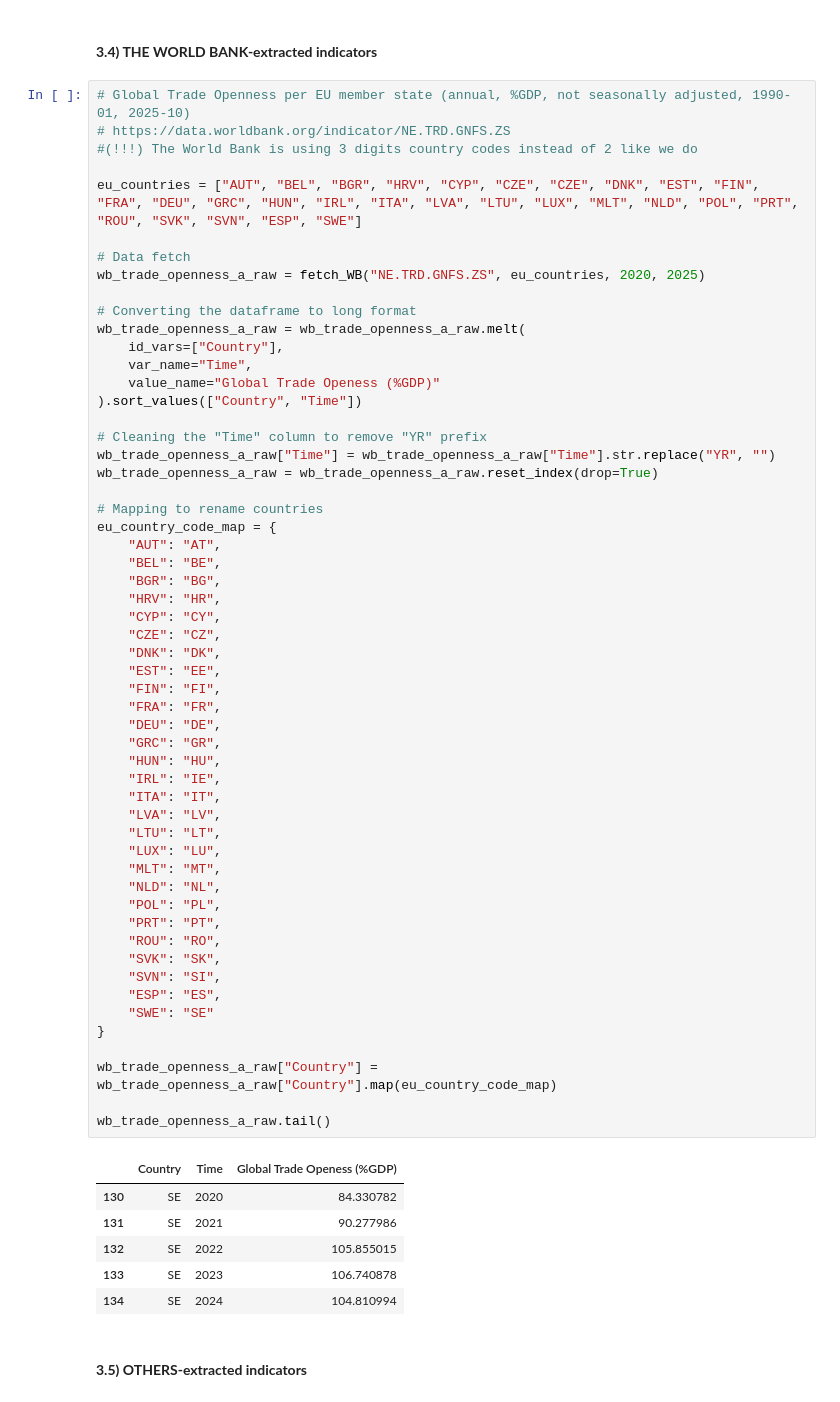
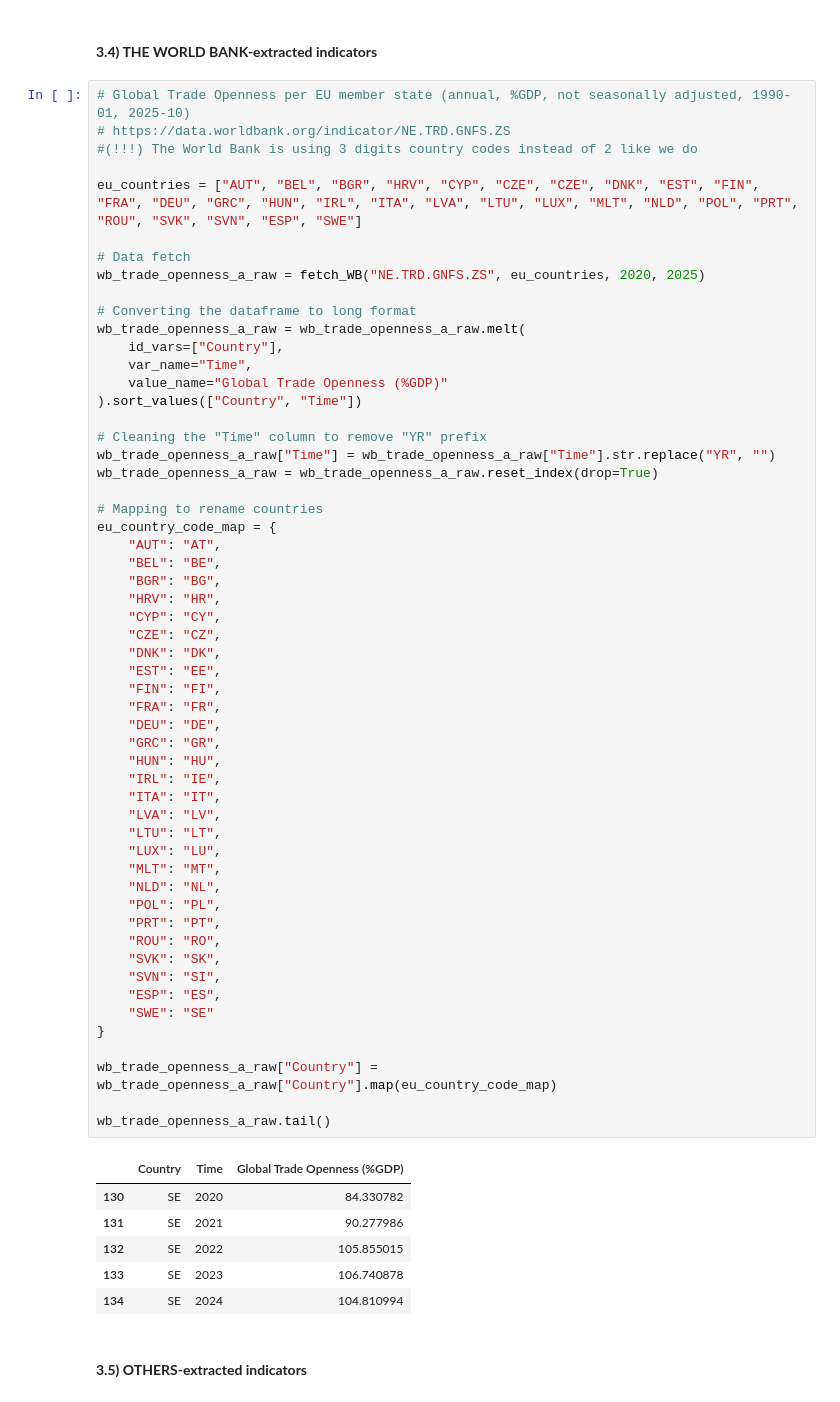
Before and after one commit to EliaLand/PSTR_Financial_Econometrics, a Jupyter notebook: data_fetcher/main.ipynb, the cells around one changed output. Drawn from its saved outputs; the diff is of its cells as text.

```diff
--- a/data_fetcher/main.ipynb
+++ b/data_fetcher/main.ipynb
@@ -545,7 +545,7 @@ wb_trade_openness_a_raw = fetch_WB("NE.TRD.GNFS.ZS", eu_countries, 2020, 2025)
 wb_trade_openness_a_raw = wb_trade_openness_a_raw.melt(
     id_vars=["Country"],
     var_name="Time",
-    value_name="Global Trade Openess (%GDP)"
+    value_name="Global Trade Openness (%GDP)"
 ).sort_values(["Country", "Time"])
 
 # Cleaning the "Time" column to remove "YR" prefix
@@ -560,34 +560,34 @@ eu_country_code_map = {
     "HRV": "HR",
     "CYP": "CY",
     "CZE": "CZ",
     "DNK": "DK",
     "EST": "EE",
     "FIN": "FI",
     "FRA": "FR",
     "DEU": "DE",
     "GRC": "GR",
     "HUN": "HU",
     "IRL": "IE",
     "ITA": "IT",
     "LVA": "LV",
     "LTU": "LT",
     "LUX": "LU",
     "MLT": "MT",
     "NLD": "NL",
     "POL": "PL",
     "PRT": "PT",
     "ROU": "RO",
     "SVK": "SK",
     "SVN": "SI",
     "ESP": "ES",
     "SWE": "SE"
 }
 
 wb_trade_openness_a_raw["Country"] = wb_trade_openness_a_raw["Country"].map(eu_country_code_map)
 
 wb_trade_openness_a_raw.tail()
 # %% [output]
-|  | Country | Time | Global Trade Openess (%GDP) |
+|  | Country | Time | Global Trade Openness (%GDP) |
 | 130 | SE | 2020 | 84.330782 |
 | 131 | SE | 2021 | 90.277986 |
 | 132 | SE | 2022 | 105.855015 |
```
Also changed, not shown: parts of 2 cells of this notebook, 1 other file.
